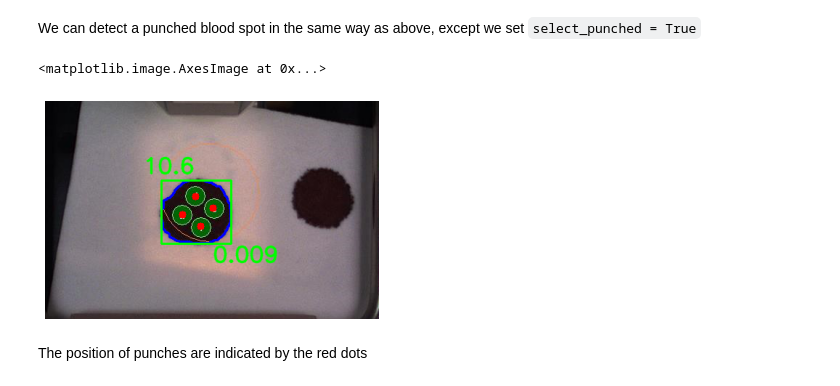
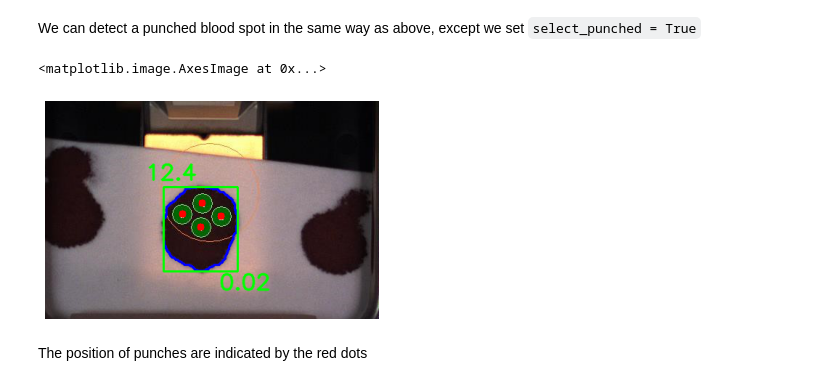
Before and after one commit to nf260/nbscv, a Jupyter notebook: nbscv_demo.ipynb, the cells around one changed output. Cells and saved outputs as stored; diff of their text form; code cells hidden in the pictures.

````diff
--- a/nbscv_demo.ipynb
+++ b/nbscv_demo.ipynb
@@ -173,37 +175,37 @@ plt.imshow(bounding_box_img)
 # %% [markdown]
 We can detect a punched blood spot in the same way as above, except we set ```select_punched = True```
 # %%
-img = cv2.imread('images/demo2.jpg')
+img = cv2.imread('images/demo1.jpg')
 
 ## we are only interested in the central region, so crop with the following settings
 img = img[0:300, 150:610]
 
 ## openCV use BGR colour space, while matplotlib uses RGB
 ## since we are using matplotlib to display images, convert to RGB colour space
 img_rgb = cv2.cvtColor(img,cv2.COLOR_BGR2RGB)
 
 ## contours and hierarchy of punched spots are detected using the bs_detect function
 contours, hierarchy = bs_detect(img, x_min, x_max, y_min, y_max, select_punched=True)
 
 # draw contours
 contour_img = draw_bs_contours(img_rgb.copy(),contours,hierarchy, center, radius, select_punched=True)
 
 # calculate properties
 spot_met = spot_metrics(contours,hierarchy,mm_per_pixel,center,radius, select_punched=True)
 
 # calculate incorrect application probability
 prob_ms_list = calc_multispot_prob(spot_met,cols,ml_cols,scaler,log_model)
 
 # draw bounding box
 bounding_box_img = draw_bounding_box(contour_img.copy(),contours,hierarchy, center, radius, spot_met,
                                      multispot_prob_list=prob_ms_list, select_punched=True, diam_range = (8,14),
                              prob_multi_limit = 0.50)
 
 plt.axis('off')
 plt.imshow(bounding_box_img)
 # %% [output]
 <matplotlib.image.AxesImage at 0x...>
-[figure, old version]
+[figure, new version]
 # %% [markdown]
 The position of punches are indicated by the red dots
 # %% [markdown]
````
Also changed, not shown: parts of 1 cell of this notebook.
